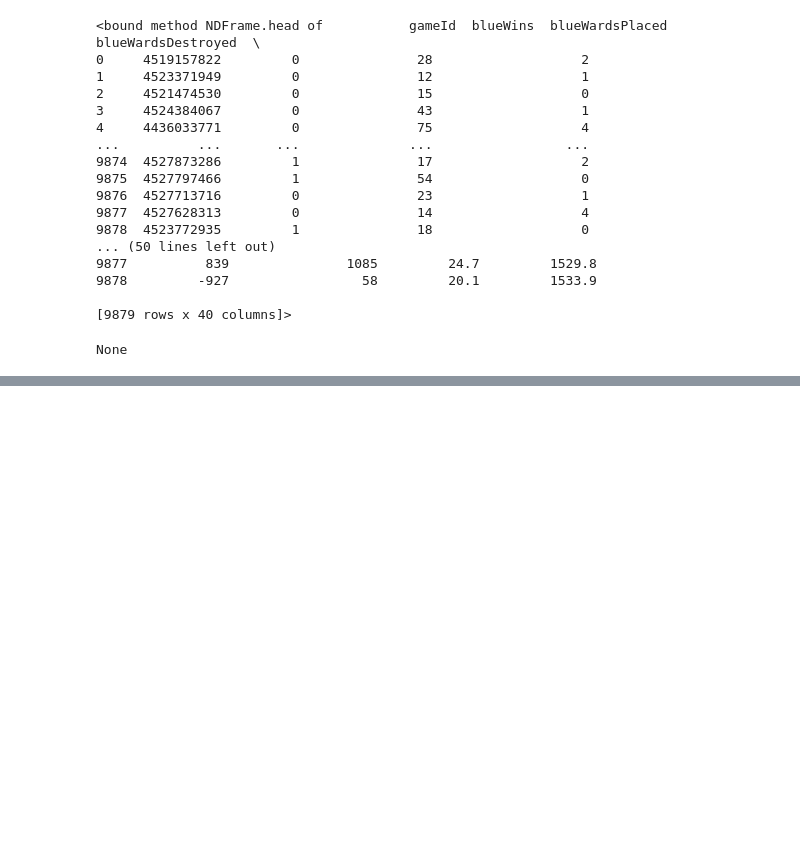
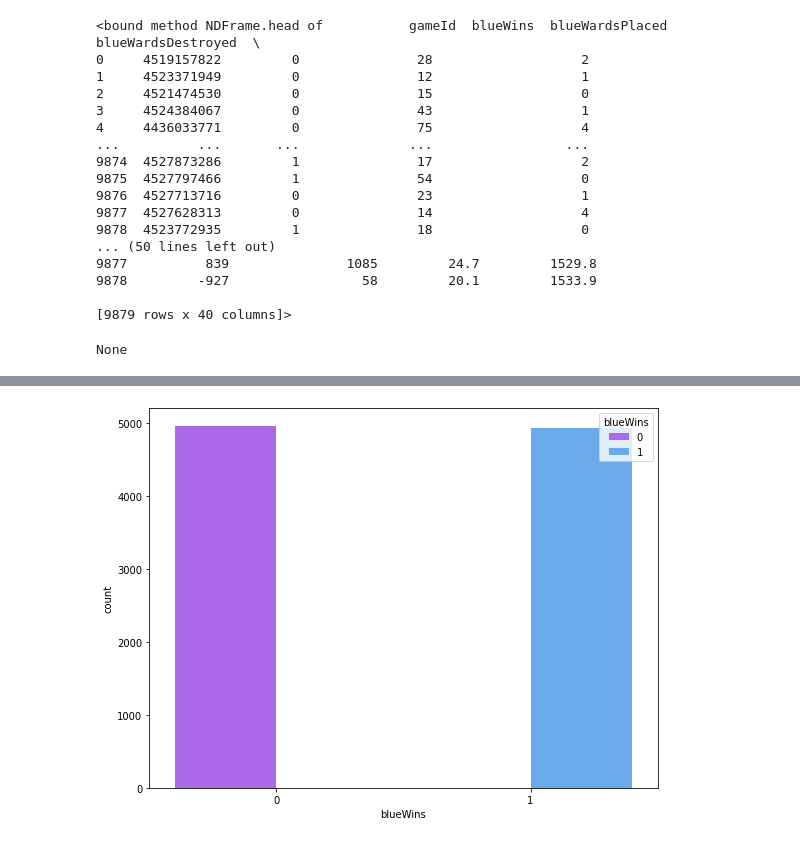
Before and after one commit to EricTHNguyen/My-league-game-analysis, a Jupyter notebook: notebook7b14834385.ipynb, the cells around one changed output, grey strips where cells are left out. Saved outputs shown, nothing was run; the diff lists cells and outputs as text; code cells hidden in the pictures; blank space fills up the shorter version.

```diff
--- a/notebook7b14834385.ipynb
+++ b/notebook7b14834385.ipynb
@@ -123,0 +203,10 @@ def corr_heatmap(league_df,digits=3, cmap='coolwarm'):
+# %%
+#plot hist
+fig, ax= plt.subplots(figsize=(8,6))
+#sns.histplot(x='blueWins', data=diff_df, hue='blueWins', palette='Set1', bins=(2), kde=False)
+sns.countplot(x='blueWins', data=df_league, hue='blueWins', palette='cool_r')
+
+#save as image
+plt.tight_layout()
+# %% [output]
+[figure, added]
```
Also changed, not shown: parts of 9 cells of this notebook.
